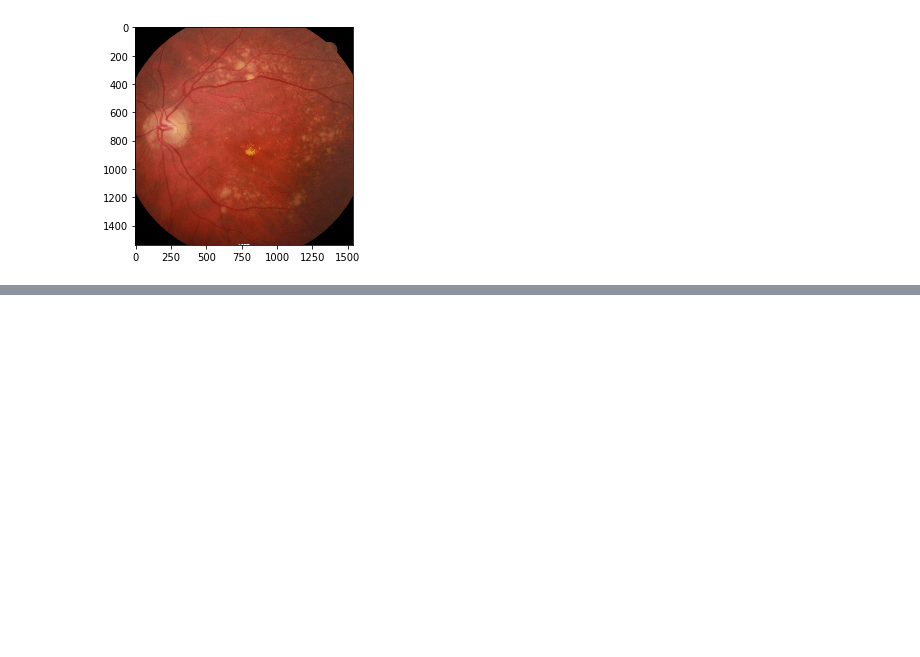
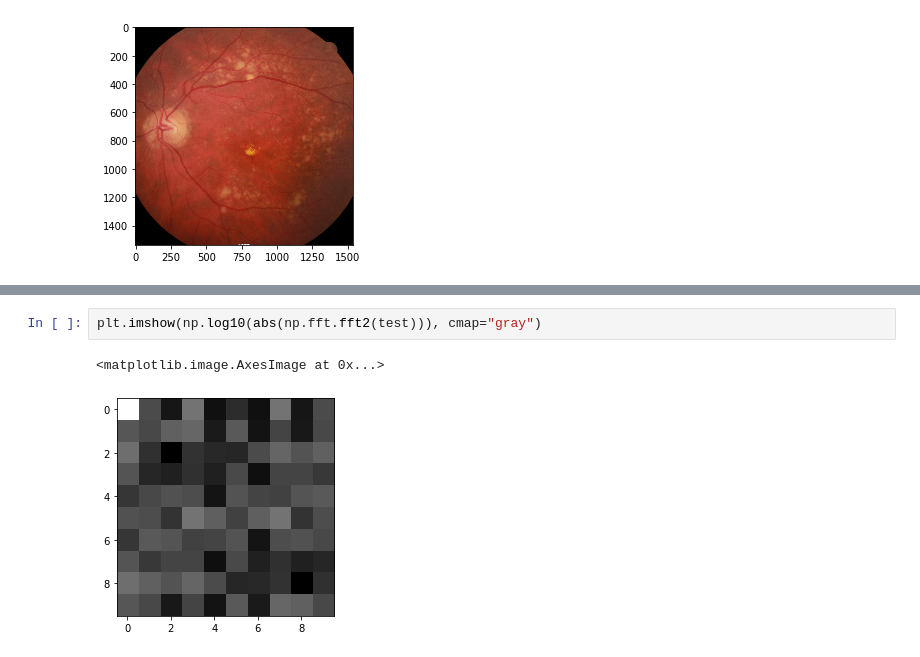
Before and after one commit to MedVisBonn/eyepy, a Jupyter notebook: notebooks/NIR_CFP_registration.ipynb, the cells around one changed output, grey strips where cells are left out. Drawn from its saved outputs; the diff is of its cells as text; blank space fills up the shorter version.

```diff
--- a/notebooks/NIR_CFP_registration.ipynb
+++ b/notebooks/NIR_CFP_registration.ipynb
@@ -55,0 +77,5 @@ plt.show()
+# %%
+plt.imshow(np.log10(abs(np.fft.fft2(test))), cmap="gray")
+# %% [output]
+<matplotlib.image.AxesImage at 0x...>
+[figure, added]
```
Also changed, not shown: parts of 48 cells of this notebook, 7 other files.
